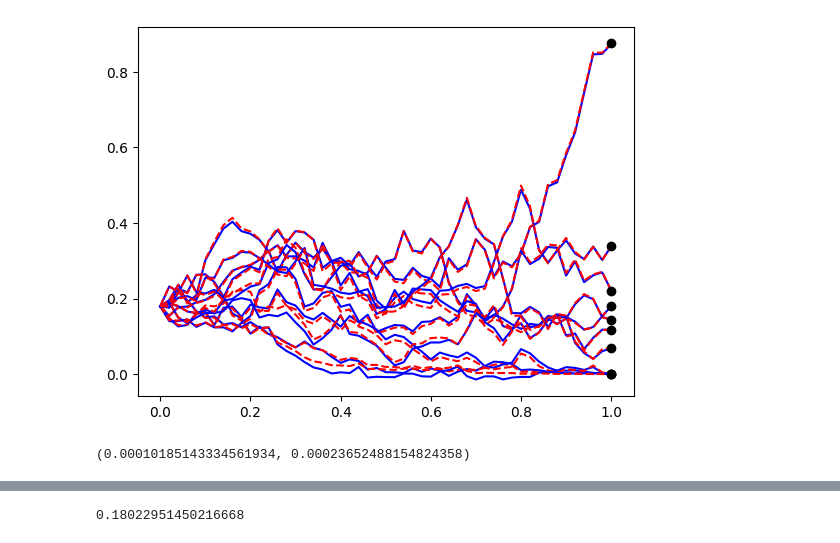
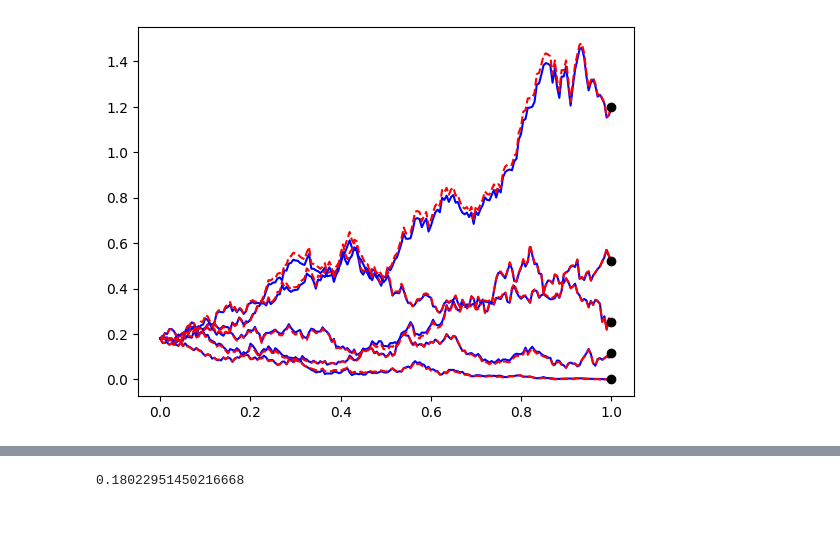
Before and after one commit to Aadhithya-06/Final-Year-Project, a Jupyter notebook: CallOption.ipynb, the cells around one changed output, grey strips where cells are left out. Cells and saved outputs as stored; diff of their text form; code cells hidden in the pictures.

Commit message:
Options Figures

```diff
--- a/CallOption.ipynb
+++ b/CallOption.ipynb
@@ -66,10 +42,20 @@ if type(X_pred).__module__ != 'numpy':
     X_pred = X_pred.cpu().detach().numpy()
 if type(Y_pred).__module__ != 'numpy':
     Y_pred = Y_pred.cpu().detach().numpy()
+
+for i in range(15):
+    t_test_i, W_test_i = model.fetch_minibatch()
+    X_pred_i, Y_pred_i = model.predict(Xi, t_test_i, W_test_i)
+    if type(X_pred_i).__module__ != 'numpy':
+        X_pred_i = X_pred_i.cpu().detach().numpy()
+    if type(Y_pred_i).__module__ != 'numpy':
+        Y_pred_i = Y_pred_i.cpu().detach().numpy()
+    X_pred = np.concatenate((X_pred, X_pred_i), axis=0)
+    Y_pred = np.concatenate((Y_pred, Y_pred_i), axis=0)
+# %%
+X_pred = X_pred[:500,:]
 # %%
 from scipy.stats import multivariate_normal as normal
-# %%
-X_pred = X_pred.sum(axis=2)
 # %%
 X_preds1 = X_pred[:,:,0]
 # %%
@@ -149,7 +108,7 @@ plt.xlabel('Iterations')
 plt.ylabel('Value')
 plt.yscale("log")
 plt.title('Evolution of the training loss')
-samples = 10
+samples = 5
 plt.figure()
 plt.plot(t_test[0:1, :, 0].T, Y_pred[0:1, :, 0].T, label='Learned $u(t,X_t)$')
 
@@ -167,16 +126,10 @@ plt.show()
 # %%
-for i in range(10):
-    plt.plot(t_test[i], Y_preds[i], 'b', label='Learned $u(t,X_t)$')
+for i in range(samples):
+    plt.plot(t_test[i], Y_pred[i], 'b', label='Learned $u(t,X_t)$')
     plt.plot(t_test[i], Y_test[i], 'r--', label='Exact $u(t,X_t)$')
     plt.plot(t_test[i, -1], Y_test[i, -1], 'ko', label='$Y_T = u(T,X_T)$')
-plt.show()
 # %% [output]
-[figure, old version]
+[figure, new version]
-# %%
-errors = (Y_test - Y_preds) ** 2
-errors.mean(), errors.std()
-# %% [output]
-(0.00010185143334561934, 0.00023652488154824358)
 # %%
 Y_pred.shape
 # %% [output]
```
Also changed, not shown: parts of 19 cells of this notebook, 10 other files.
